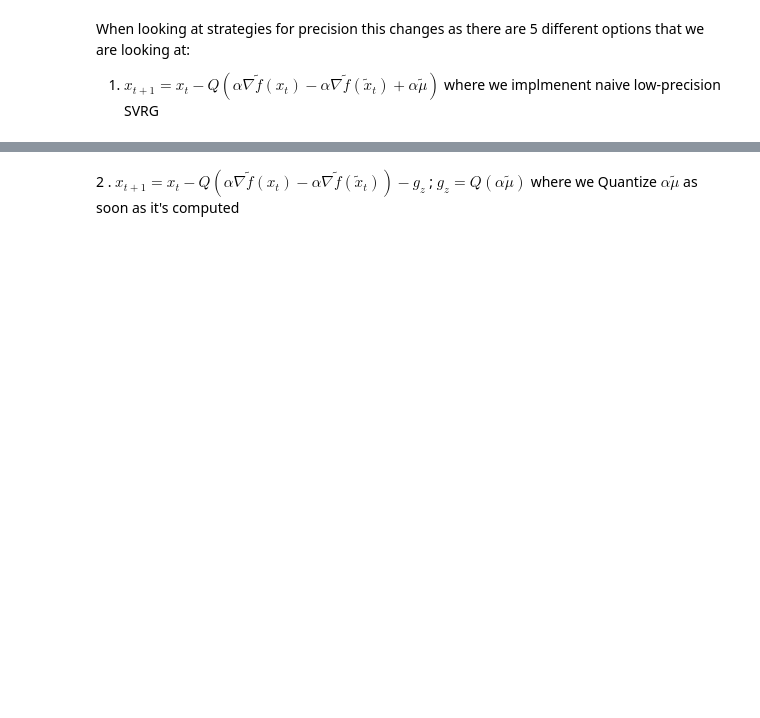
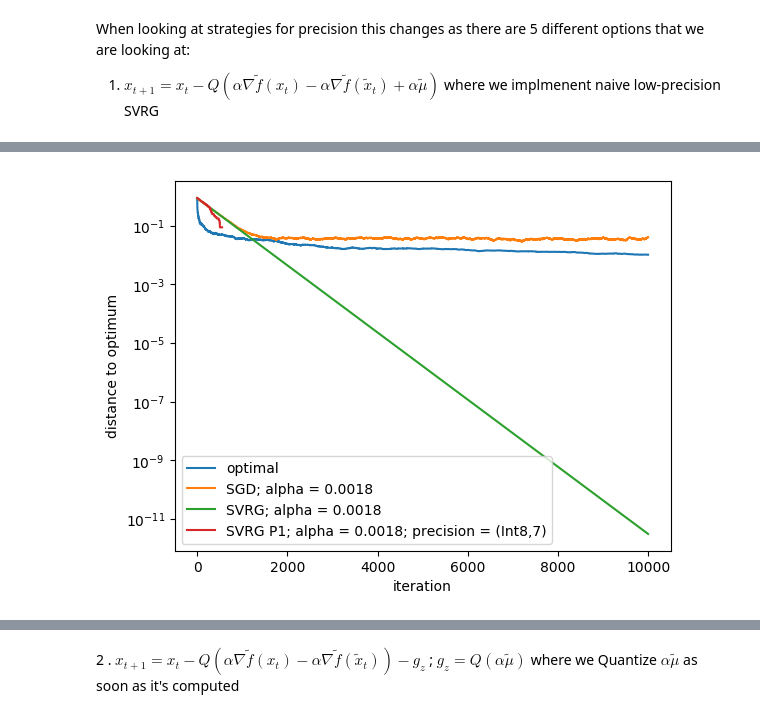
Before and after one commit to ifilonenko/sgd-vr-precision, a Jupyter notebook: experiments/sgd-optimized.ipynb, the cells around one changed output, grey strips where cells are left out. Drawn from its saved outputs; the diff is of its cells as text; code cells hidden in the pictures; blank space fills up the shorter version.

```diff
--- a/experiments/sgd-optimized.ipynb
+++ b/experiments/sgd-optimized.ipynb
@@ -172,0 +206,3 @@ legend();
+# %%
+q = quantize_func_creater(Int8,7)
+mean([Float64(q(0.4)) for k = 1:100000])
@@ -252,0 +214,22 @@ legend();
+# %%
+# Implementing SVRG + Precision Option 1
+function stochastic_varience_reduced_gradient_precision(x0, alpha, num_epochs, num_iters,FL,IL=Int8)
+    # initial seeding of dist_to_optimum
+    q = quantize_func_creater(IL,FL)
+    mq(arr) = map(v -> q(v),arr)
+    dist_to_optimum = zeros(num_iters)
+    final_dist_to_optimum = []
+    x = map(v -> q(v), x0)
+    for e = 1:num_epochs # Run for num_epochs
+        x_tilda = x # assuming you are taking the optimized value instead of random
+        mu = grad_f(x_tilda) # taking gradient of with respect to all x_tilda
+        for t = 1:num_iters # set num_iters
+            dist_to_optimum[t] = norm(x) # the distance to optimum is the norm
+            sampler = sample_func_creater(x)
+#             x = x - q(alpha) * (mq(sampler(x))-mq(sampler(x_tilda)) + mq(mu))
+            x = x - mq(alpha * (sampler(x)-sampler(x_tilda) + mu))
+        end
+        append!(final_dist_to_optimum,dist_to_optimum)
+    end
+    return final_dist_to_optimum
+end
@@ -252,0 +240,20 @@ legend();
+# %%
+x0 = randn(100) / 10;
+(alphas, dto_diminishing) = stochastic_gradient_descent_diminishing(x0, 10000);
+
+alpha = 2 / (4 + norm(x0)^2 * 1000); # same as last step
+IL = Int8;
+FL = 7;
+sgd = stochastic_gradient_descent(x0, alpha, 10000);
+svgd = stochastic_varience_reduced_gradient(x0, alpha, 10, 1000);
+svgdp1 = stochastic_varience_reduced_gradient_precision(x0, alpha, 10, 1000,FL,IL);
+# %%
+semilogy(dto_diminishing, label="optimal");
+semilogy(sgd; label = "SGD; alpha = $(signif(alpha3, 2))");
+semilogy(svgd; label = "SVRG; alpha = $(signif(alpha3, 2))");
+semilogy(svgdp1; label = "SVRG P1; alpha = $(signif(alpha3, 2)); precision = ($IL,$FL)");
+xlabel("iteration");
+ylabel("distance to optimum");
+legend();
+# %% [output]
+[figure, added]
```
Also changed, not shown: parts of 49 cells of this notebook, 6 other files.
